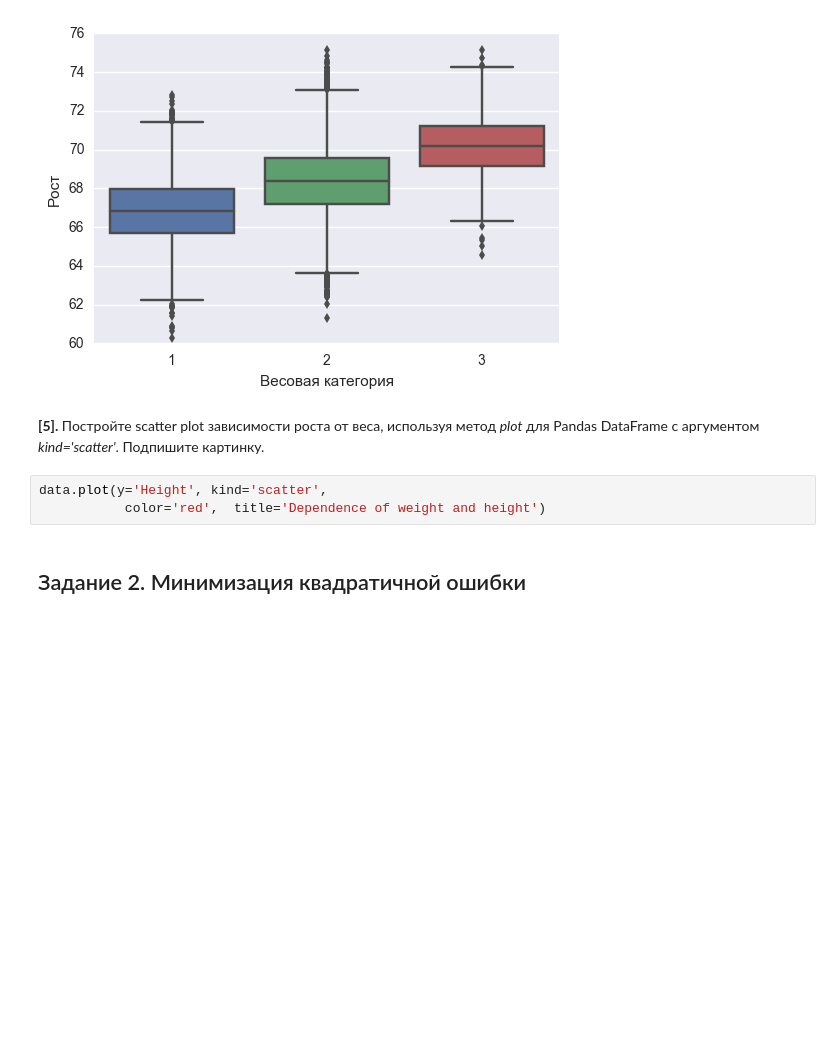
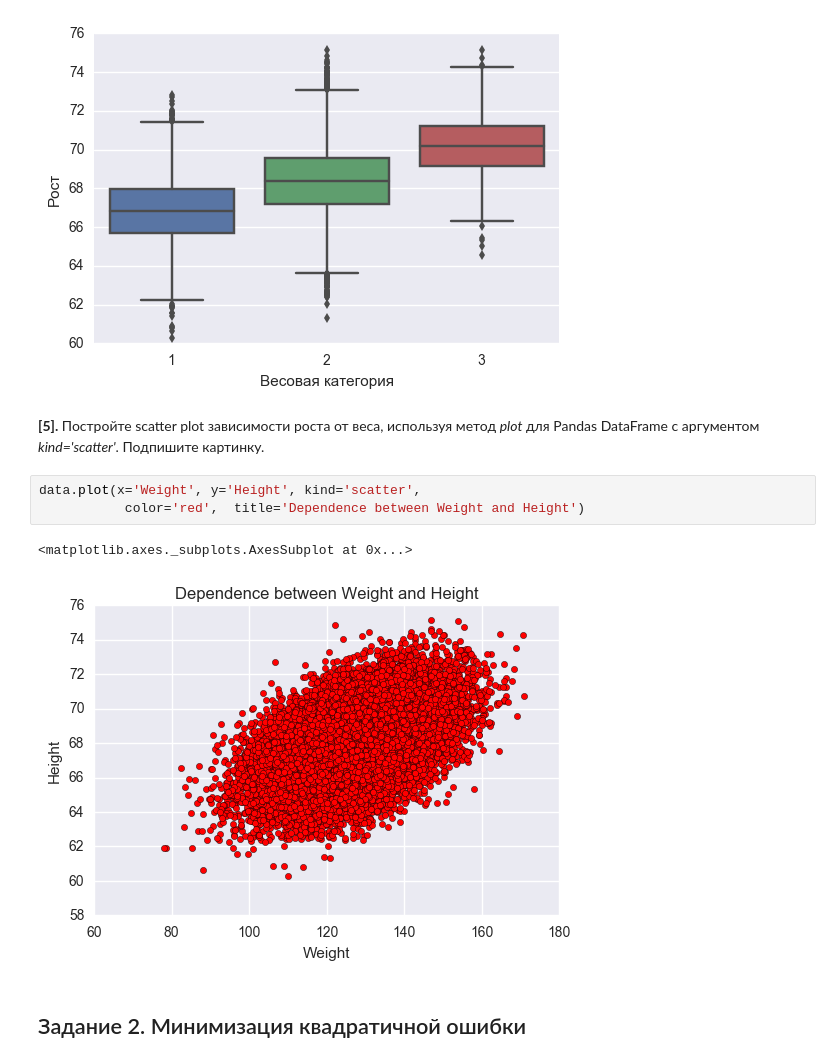
Before and after one commit to zavarovkv/coursera_c2_ML_MIPT, a Jupyter notebook: week1/linreg_height_weight.ipynb, the cells around one changed output. Drawn from its saved outputs; the diff is of its cells as text; blank space fills up the shorter version.

```diff
--- a/week1/linreg_height_weight.ipynb
+++ b/week1/linreg_height_weight.ipynb
@@ -112,8 +112,11 @@ bp.set(xlabel='Весовая категория', ylabel='Рост')
 # %% [markdown]
 **[5].** Постройте scatter plot зависимости роста от веса, используя метод *plot* для Pandas DataFrame с аргументом *kind='scatter'*. Подпишите картинку.
 # %%
-data.plot(y='Height', kind='scatter',
-           color='red',  title='Dependence of weight and height')
+data.plot(x='Weight', y='Height', kind='scatter',
+           color='red',  title='Dependence between Weight and Height')
+# %% [output]
+<matplotlib.axes._subplots.AxesSubplot at 0x...>
+[figure, added]
 # %% [markdown]
 ## Задание 2. Минимизация квадратичной ошибки
 # %% [markdown]
```
Also changed, not shown: parts of 3 cells of this notebook.
